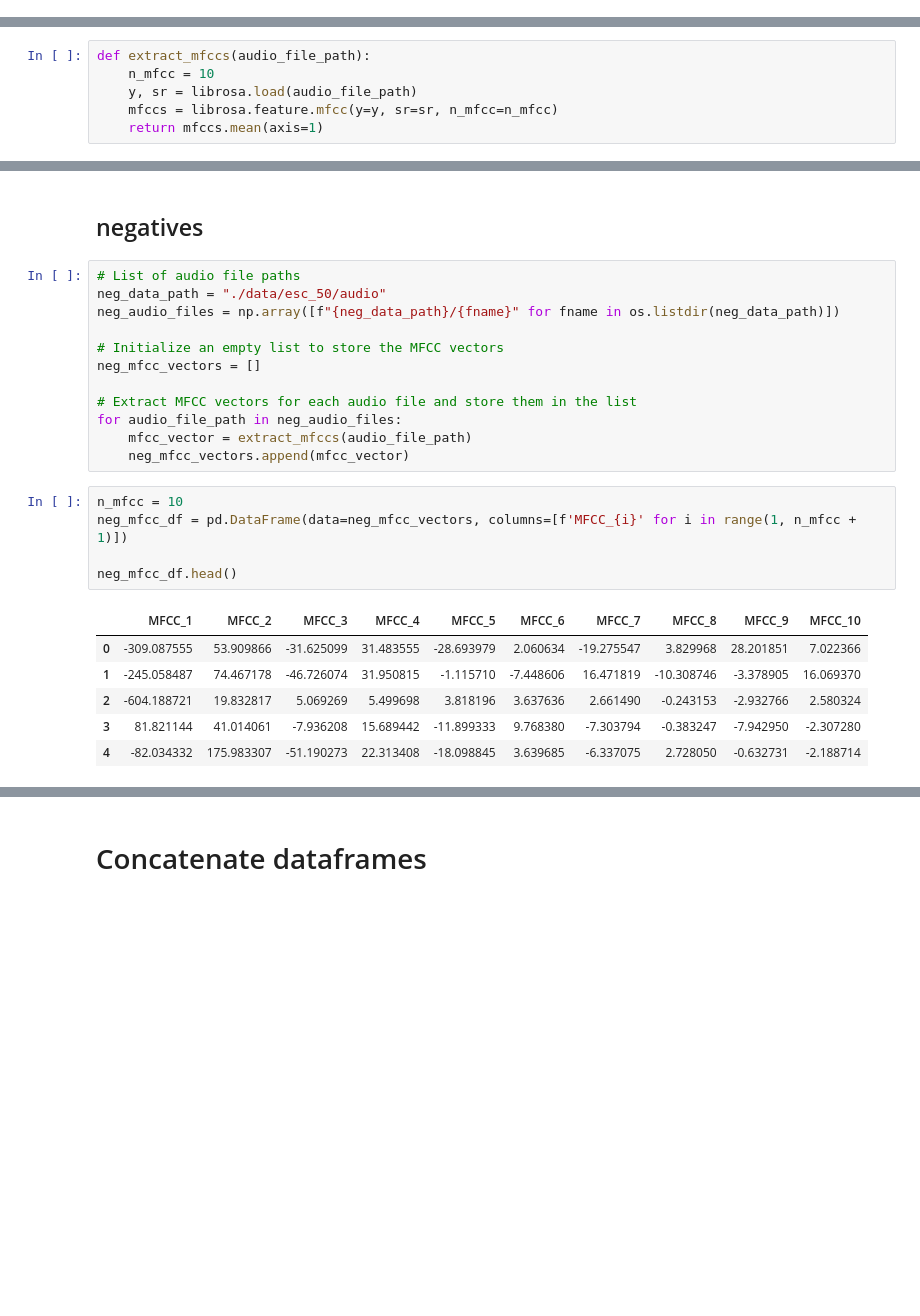
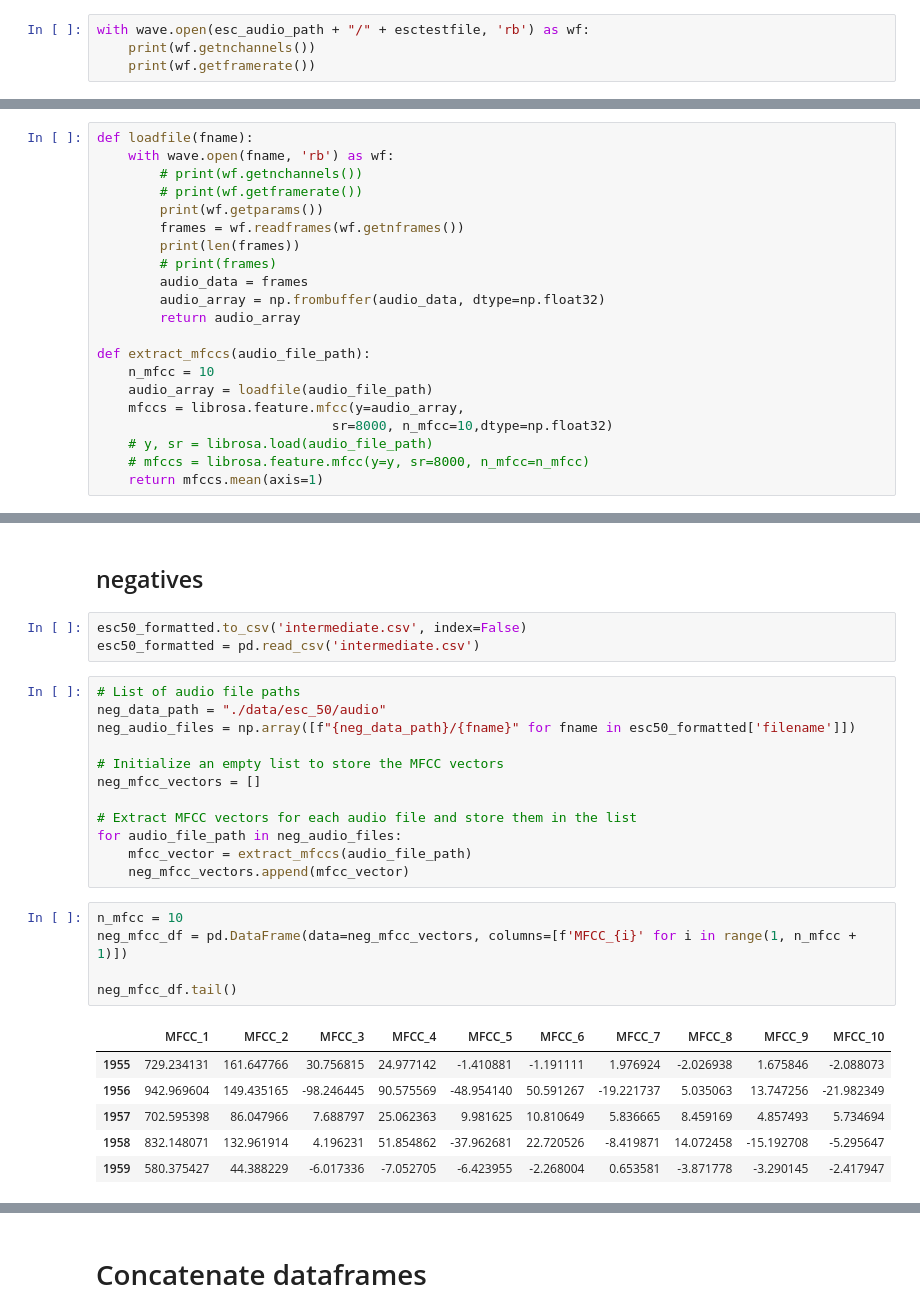
Before and after one commit to alem-147/infasafe, a Jupyter notebook: audio_analysis/feature_extraction.ipynb, the cells around one changed output, grey strips where cells are left out. Cells and saved outputs as stored; diff of their text form; blank space fills up the shorter version.

Commit message:
change file loading to same as live audio (bad data - makes it work)

```diff
--- a/audio_analysis/feature_extraction.ipynb
+++ b/audio_analysis/feature_extraction.ipynb
@@ -104,0 +136,4 @@ esc50_formatted.head()
+# %%
+with wave.open(esc_audio_path + "/" + esctestfile, 'rb') as wf:
+    print(wf.getnchannels())
+    print(wf.getframerate())
@@ -105,10 +145,25 @@ esc50_formatted.head()
 # %% [markdown]
 ## MFCCs
 # %%
+def loadfile(fname):
+    with wave.open(fname, 'rb') as wf:
+        # print(wf.getnchannels())
+        # print(wf.getframerate())
+        print(wf.getparams())
+        frames = wf.readframes(wf.getnframes())
+        print(len(frames))
+        # print(frames)
+        audio_data = frames
+        audio_array = np.frombuffer(audio_data, dtype=np.float32)
+        return audio_array
+
 def extract_mfccs(audio_file_path):
     n_mfcc = 10
-    y, sr = librosa.load(audio_file_path)
-    mfccs = librosa.feature.mfcc(y=y, sr=sr, n_mfcc=n_mfcc)
+    audio_array = loadfile(audio_file_path)
+    mfccs = librosa.feature.mfcc(y=audio_array,
+                              sr=8000, n_mfcc=10,dtype=np.float32)
+    # y, sr = librosa.load(audio_file_path)
+    # mfccs = librosa.feature.mfcc(y=y, sr=8000, n_mfcc=n_mfcc)
     return mfccs.mean(axis=1)
 # %% [markdown]
 ## cries
@@ -144,10 +203,13 @@ print(len(cry_audio_files))
 457
 # %% [markdown]
 ## negatives
+# %%
+esc50_formatted.to_csv('intermediate.csv', index=False)
+esc50_formatted = pd.read_csv('intermediate.csv')
 # %%
 # List of audio file paths
 neg_data_path = "./data/esc_50/audio"
-neg_audio_files = np.array([f"{neg_data_path}/{fname}" for fname in os.listdir(neg_data_path)])
+neg_audio_files = np.array([f"{neg_data_path}/{fname}" for fname in esc50_formatted['filename']])
 
 # Initialize an empty list to store the MFCC vectors
 neg_mfcc_vectors = []
@@ -159,12 +221,12 @@ for audio_file_path in neg_audio_files:
 # %%
 n_mfcc = 10
 neg_mfcc_df = pd.DataFrame(data=neg_mfcc_vectors, columns=[f'MFCC_{i}' for i in range(1, n_mfcc + 1)])
 
-neg_mfcc_df.head()
+neg_mfcc_df.tail()
 # %% [output]
 |  | MFCC_1 | MFCC_2 | MFCC_3 | MFCC_4 | MFCC_5 | MFCC_6 | MFCC_7 | MFCC_8 | MFCC_9 | MFCC_10 |
-| 0 | -309.087555 | 53.909866 | -31.625099 | 31.483555 | -28.693979 | 2.060634 | -19.275547 | 3.829968 | 28.201851 | 7.022366 |
-| 1 | -245.058487 | 74.467178 | -46.726074 | 31.950815 | -1.115710 | -7.448606 | 16.471819 | -10.308746 | -3.378905 | 16.069370 |
-| 2 | -604.188721 | 19.832817 | 5.069269 | 5.499698 | 3.818196 | 3.637636 | 2.661490 | -0.243153 | -2.932766 | 2.580324 |
-| 3 | 81.821144 | 41.014061 | -7.936208 | 15.689442 | -11.899333 | 9.768380 | -7.303794 | -0.383247 | -7.942950 | -2.307280 |
-| 4 | -82.034332 | 175.983307 | -51.190273 | 22.313408 | -18.098845 | 3.639685 | -6.337075 | 2.728050 | -0.632731 | -2.188714 |
+| 1955 | 729.234131 | 161.647766 | 30.756815 | 24.977142 | -1.410881 | -1.191111 | 1.976924 | -2.026938 | 1.675846 | -2.088073 |
+| 1956 | 942.969604 | 149.435165 | -98.246445 | 90.575569 | -48.954140 | 50.591267 | -19.221737 | 5.035063 | 13.747256 | -21.982349 |
+| 1957 | 702.595398 | 86.047966 | 7.688797 | 25.062363 | 9.981625 | 10.810649 | 5.836665 | 8.459169 | 4.857493 | 5.734694 |
+| 1958 | 832.148071 | 132.961914 | 4.196231 | 51.854862 | -37.962681 | 22.720526 | -8.419871 | 14.072458 | -15.192708 | -5.295647 |
+| 1959 | 580.375427 | 44.388229 | -6.017336 | -7.052705 | -6.423955 | -2.268004 | 0.653581 | -3.871778 | -3.290145 | -2.417947 |
```
Also changed, not shown: parts of 35 cells of this notebook, 2 other files.
